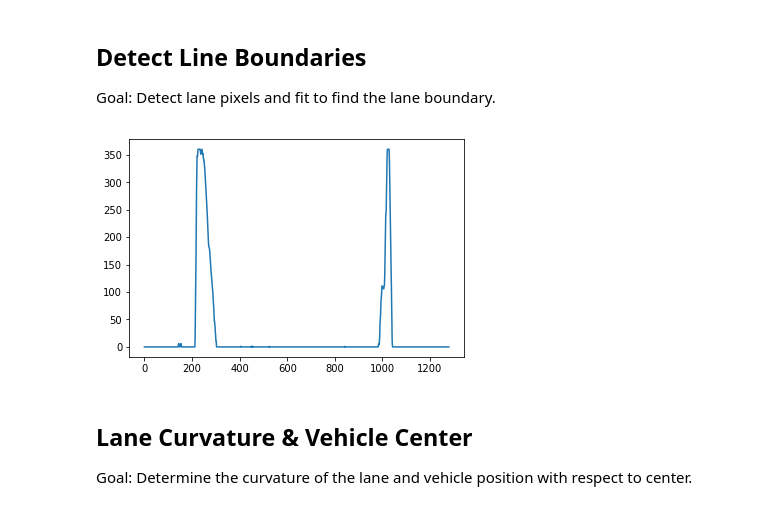
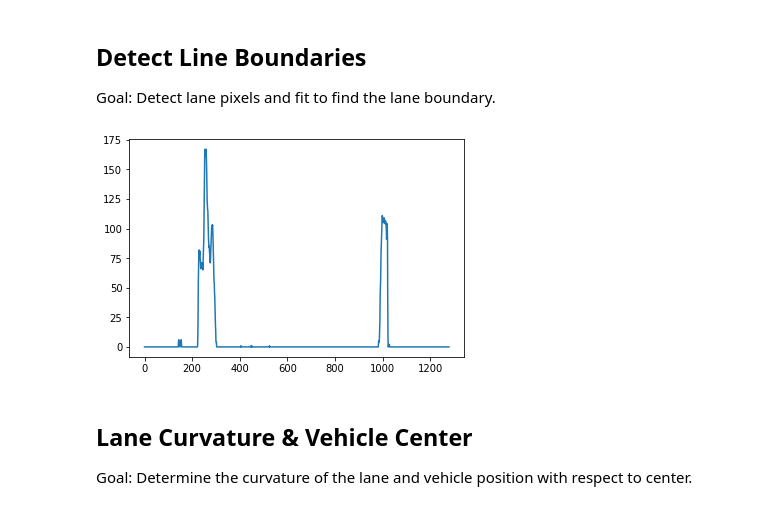
Before and after one commit to cseHdz/AdvancedLaneLineFinding, a Jupyter notebook: AdvancedLaneFinding.ipynb, the cells around one changed output. Cells and saved outputs as stored; diff of their text form; code cells hidden in the pictures.

```diff
--- a/AdvancedLaneFinding.ipynb
+++ b/AdvancedLaneFinding.ipynb
@@ -356,21 +353,25 @@ def get_activation_peaks(img):
 # %%
 if DEBUG:
 
+    images = glob.glob('./test_images/*')
+
+    img = cv2.imread(images[1])
+
     # Step 1: Undistoring Image
-    processed_image = undistort_image(RGB_img, mtx, dist)
+    processed_image = undistort_image(img, mtx, dist)
 
     # Step 2: Applying Thresholds
     processed_image = get_thresholded_image(processed_image)
 
     # Step 3: Changing Perspective
     M, Minv, processed_image = apply_lane_birds_eye_view(processed_image)
 
     histogram, leftx_base, rightx_base = get_activation_peaks(processed_image)
 
     plt.plot(histogram)
     plt.savefig(f'./output_images/image_pipeline/histogram.jpg')
 # %% [output]
-[figure, old version]
+[figure, new version]
 # %%
 def fit_second_degree_polynomial(x, y, img_shape):
 
```
Also changed, not shown: parts of 3 cells of this notebook, 2 other files.
